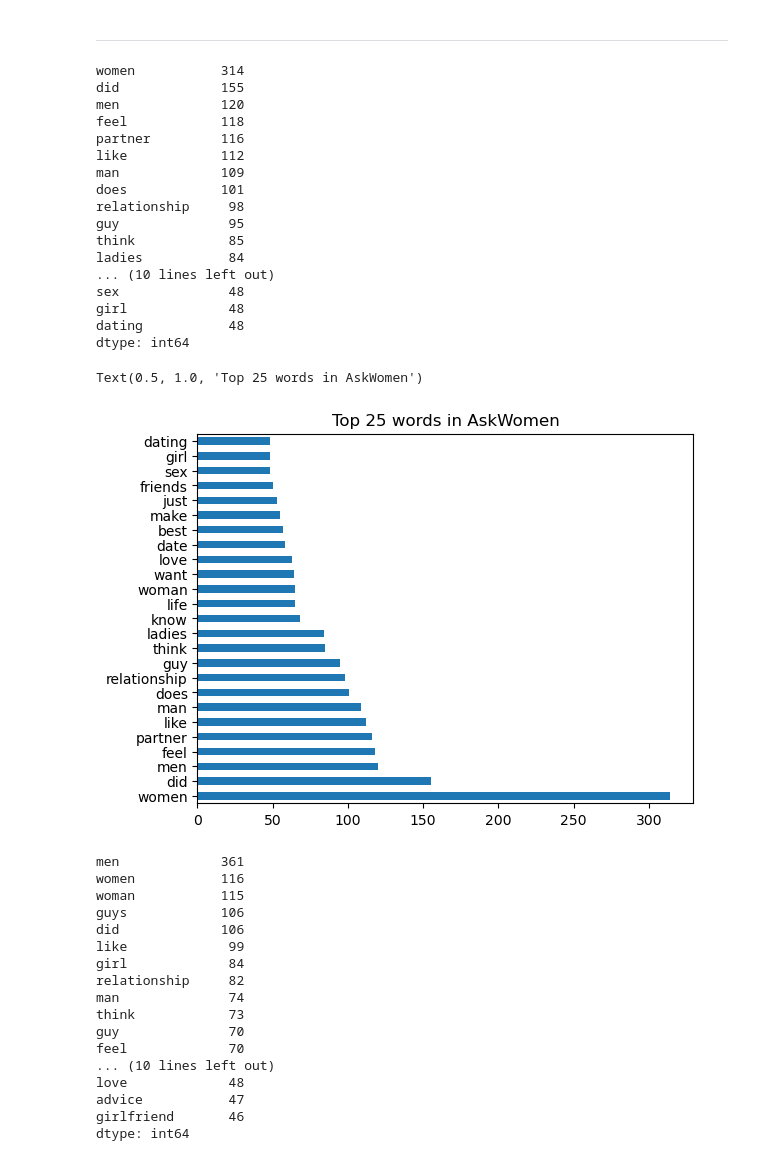
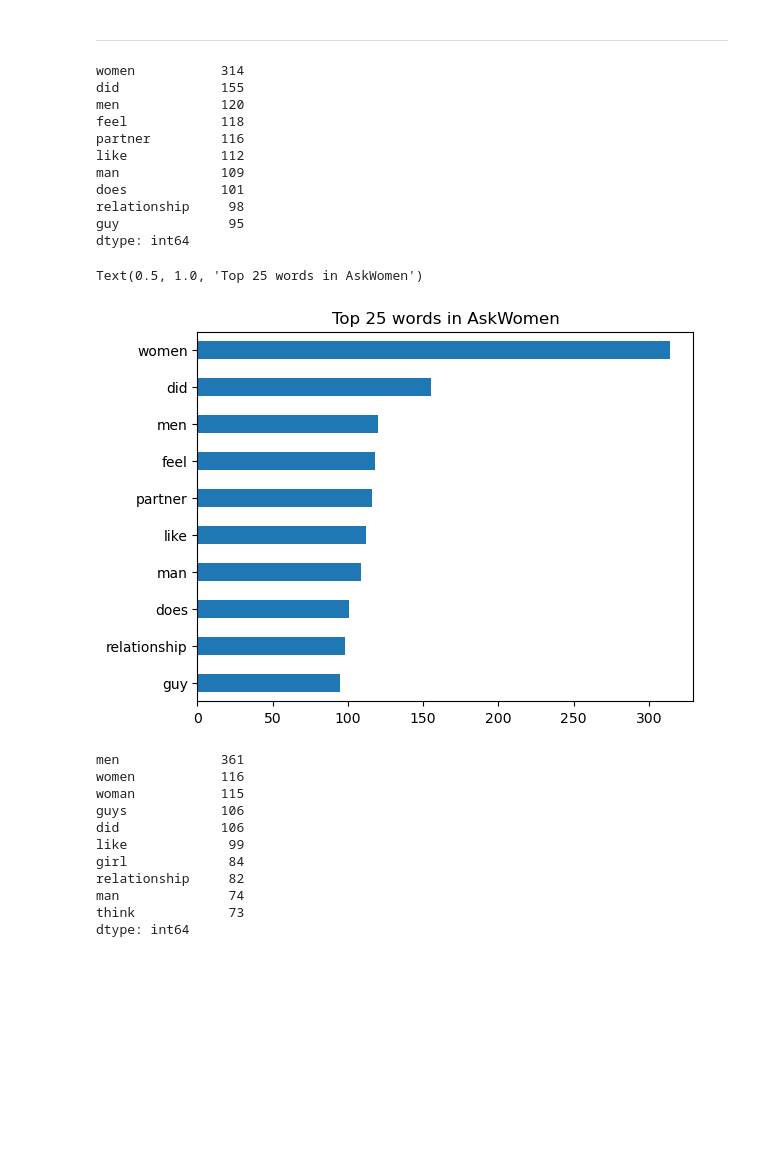
Before and after one commit to DerikVo/Reddit_NLP_project, a Jupyter notebook: Code/02_data_cleaning.ipynb, the cells around one changed output. Cells and saved outputs as stored; diff of their text form; code cells hidden in the pictures; blank space fills up the shorter version.

```diff
--- a/Code/02_data_cleaning.ipynb
+++ b/Code/02_data_cleaning.ipynb
@@ -289,7 +365,7 @@ men_word = words_df[vect_df['subreddit'] == 'AskMen'].sum().sort_values(ascendin
 # %% [markdown]
 _______________________________________________________
 # %%
-women_word.head(25)
+women_word.head(10)
 # %% [output]
 women           314
 did             155
@@ -301,21 +377,15 @@ man             109
 does            101
 relationship     98
 guy              95
-think            85
-ladies           84
-... (10 lines left out)
-sex              48
-girl             48
-dating           48
 dtype: int64
 # %%
-women_word.head(25).plot(kind ='barh')
+women_word.head(10).plot(kind ='barh').invert_yaxis()
 plt.title('Top 25 words in AskWomen')
 # %% [output]
 Text(0.5, 1.0, 'Top 25 words in AskWomen')
-[figure, old version]
+[figure, new version]
 # %%
-men_word.head(25)
+men_word.head(10)
 # %% [output]
 men             361
 women           116
@@ -327,11 +397,5 @@ girl             84
 relationship     82
 man              74
 think            73
-guy              70
-feel             70
-... (10 lines left out)
-love             48
-advice           47
-girlfriend       46
 dtype: int64
 # %%
```
Also changed, not shown: parts of 26 cells of this notebook, 1 other file.
